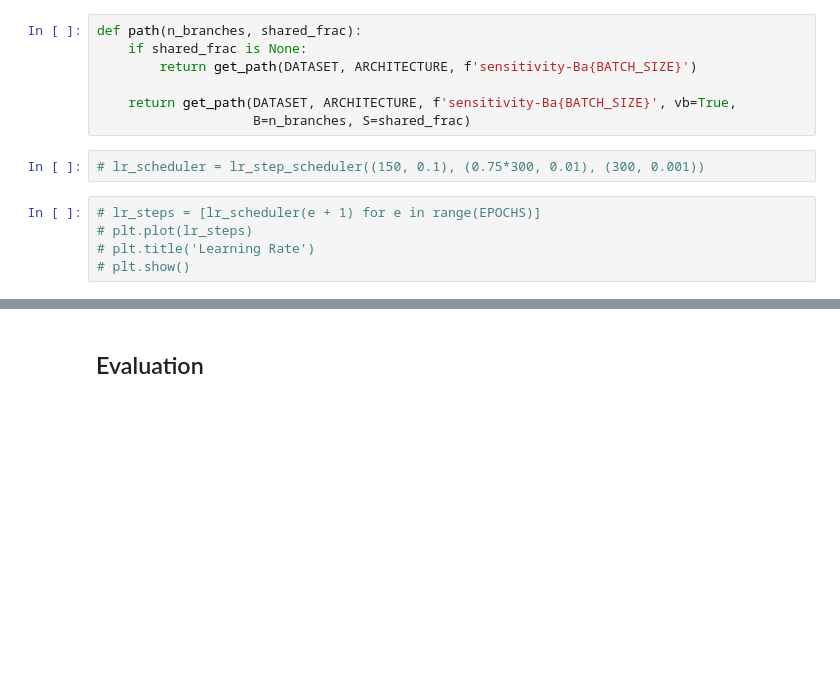
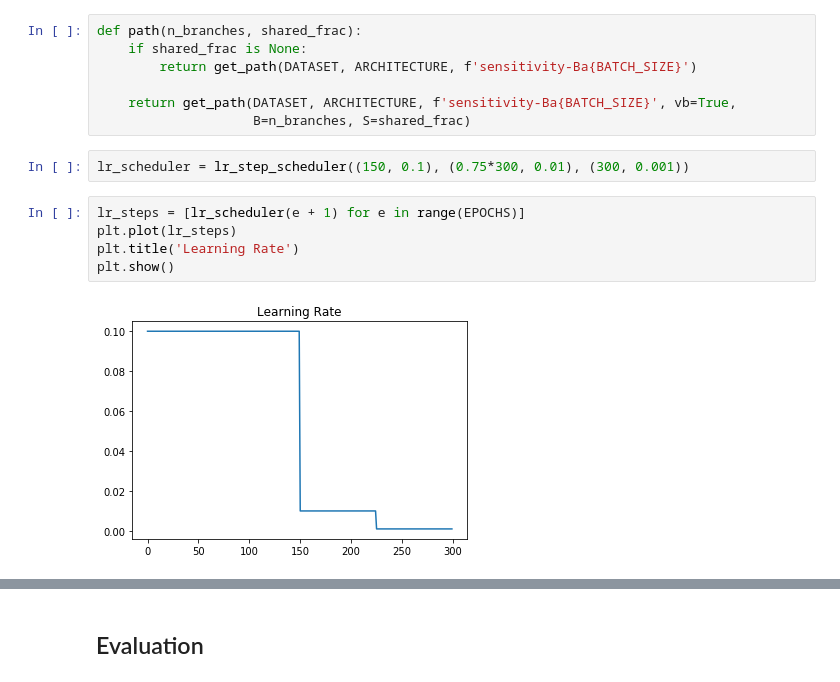
Before and after one commit to agongt408/vbranch, a Jupyter notebook: shared-sensitivity.ipynb, the cells around one changed output, grey strips where cells are left out. Saved outputs shown, nothing was run; the diff lists cells and outputs as text; blank space fills up the shorter version.

```diff
--- a/shared-sensitivity.ipynb
+++ b/shared-sensitivity.ipynb
@@ -67,12 +88,14 @@ def path(n_branches, shared_frac):
     return get_path(DATASET, ARCHITECTURE, f'sensitivity-Ba{BATCH_SIZE}', vb=True,
                     B=n_branches, S=shared_frac)
 # %%
-# lr_scheduler = lr_step_scheduler((150, 0.1), (0.75*300, 0.01), (300, 0.001))
+lr_scheduler = lr_step_scheduler((150, 0.1), (0.75*300, 0.01), (300, 0.001))
 # %%
-# lr_steps = [lr_scheduler(e + 1) for e in range(EPOCHS)]
-# plt.plot(lr_steps)
-# plt.title('Learning Rate')
-# plt.show()
+lr_steps = [lr_scheduler(e + 1) for e in range(EPOCHS)]
+plt.plot(lr_steps)
+plt.title('Learning Rate')
+plt.show()
+# %% [output]
+[figure, added]
 # %%
 def build_model(n_branches, shared_frac, name='model', compile_loss=True):
 #     inputs, labels, train_init_op, test_init_op = get_data_iterator(x_shape, y_shape,
```
Also changed, not shown: parts of 10 cells of this notebook, 22 other files.
